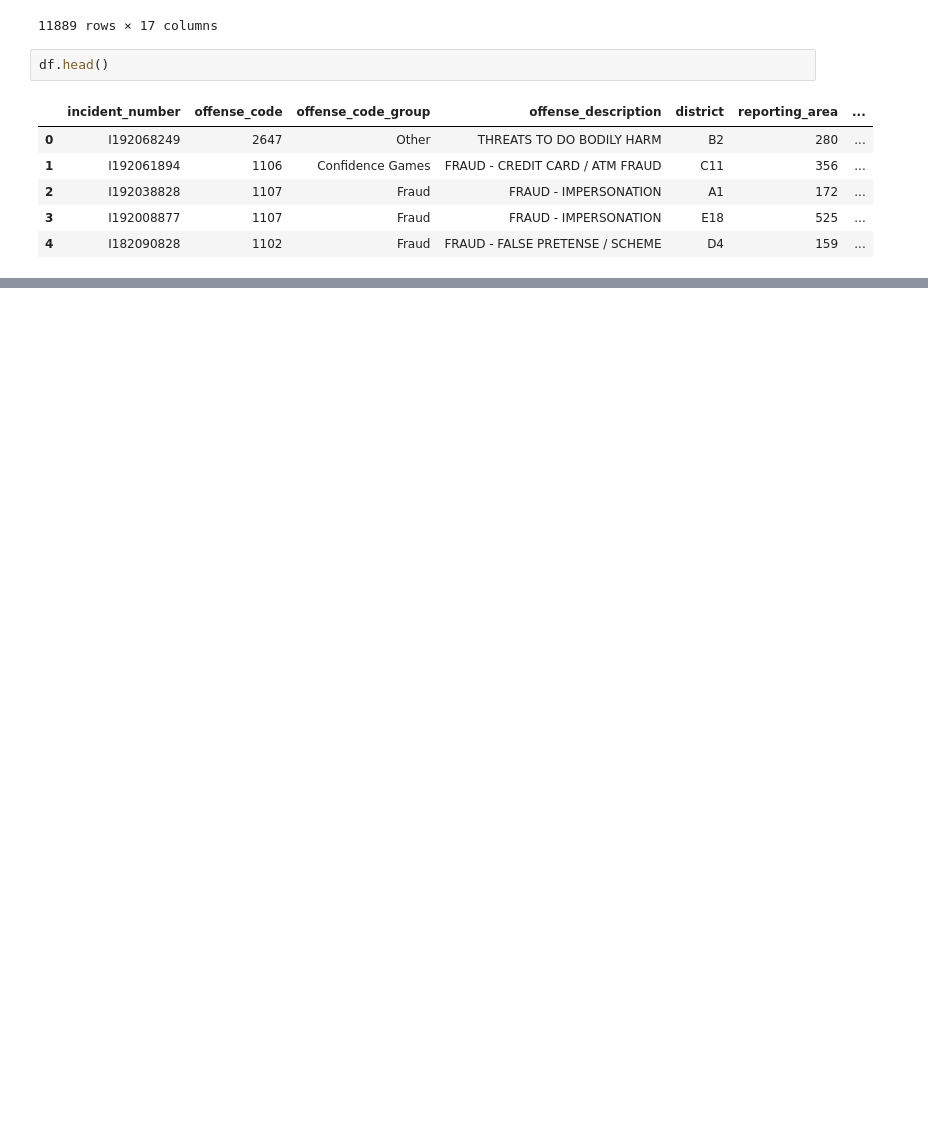
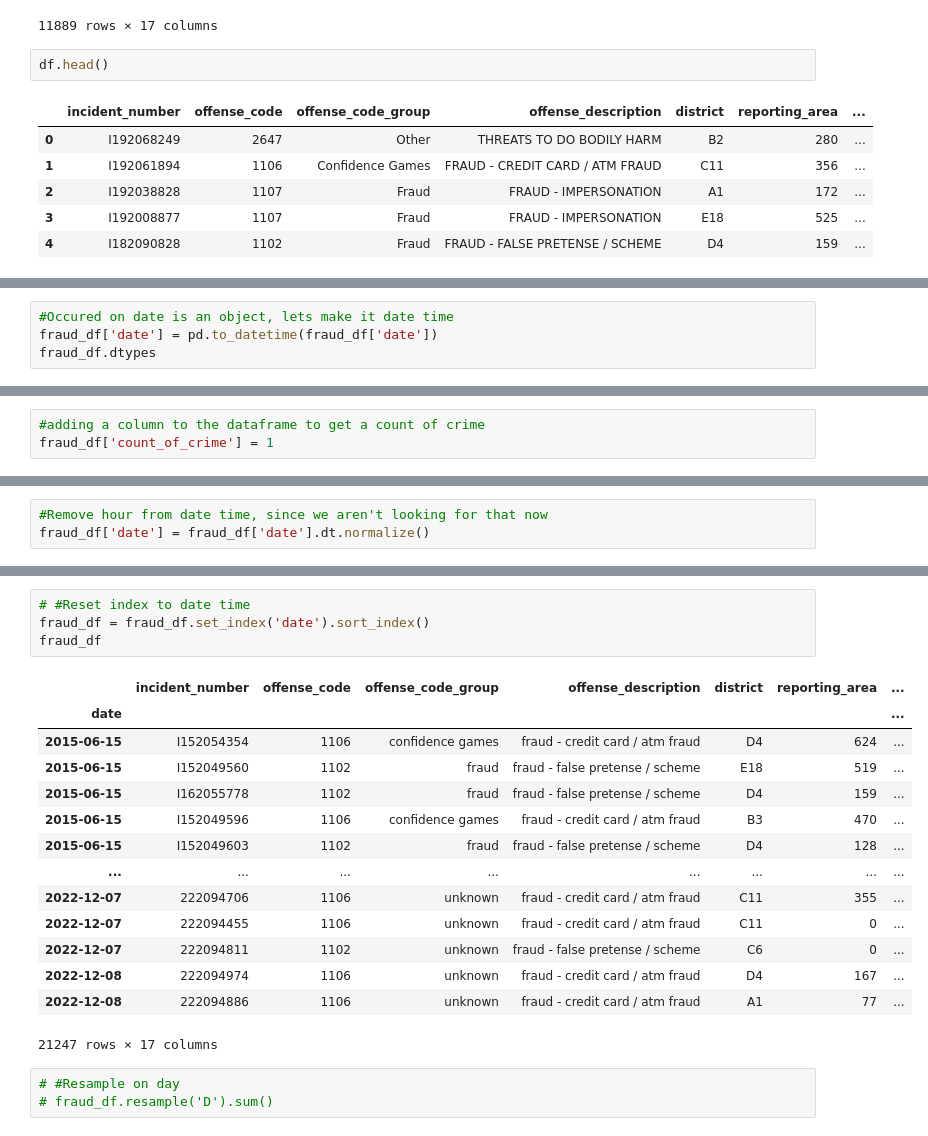
Before and after one commit to cristinalucin/boston-crime-data-project, a Jupyter notebook: Project Notebook.ipynb, the cells around one changed output, grey strips where cells are left out. Drawn from its saved outputs; the diff is of its cells as text; blank space fills up the shorter version.

```diff
--- a/Project Notebook.ipynb
+++ b/Project Notebook.ipynb
@@ -819,0 +744,4 @@ fraud_df.groupby(['date']).sum()
+# %%
+#Occured on date is an object, lets make it date time
+fraud_df['date'] = pd.to_datetime(fraud_df['date'])
+fraud_df.dtypes
@@ -819,0 +778,3 @@ fraud_df.groupby(['date']).sum()
+# %%
+#adding a column to the dataframe to get a count of crime
+fraud_df['count_of_crime'] = 1
@@ -819,0 +807,3 @@ fraud_df.groupby(['date']).sum()
+# %%
+#Remove hour from date time, since we aren't looking for that now
+fraud_df['date'] = fraud_df['date'].dt.normalize()
@@ -819,0 +825,22 @@ fraud_df.groupby(['date']).sum()
+# %%
+# #Reset index to date time
+fraud_df = fraud_df.set_index('date').sort_index()
+fraud_df
+# %% [output]
+|  | incident_number | offense_code | offense_code_group | offense_description | district | reporting_area | ... |
+| date |  |  |  |  |  |  | ... |
+| 2015-06-15 | I152054354 | 1106 | confidence games | fraud - credit card / atm fraud | D4 | 624 | ... |
+| 2015-06-15 | I152049560 | 1102 | fraud | fraud - false pretense / scheme | E18 | 519 | ... |
+| 2015-06-15 | I162055778 | 1102 | fraud | fraud - false pretense / scheme | D4 | 159 | ... |
+| 2015-06-15 | I152049596 | 1106 | confidence games | fraud - credit card / atm fraud | B3 | 470 | ... |
+| 2015-06-15 | I152049603 | 1102 | fraud | fraud - false pretense / scheme | D4 | 128 | ... |
+| ... | ... | ... | ... | ... | ... | ... | ... |
+| 2022-12-07 | 222094706 | 1106 | unknown | fraud - credit card / atm fraud | C11 | 355 | ... |
+| 2022-12-07 | 222094455 | 1106 | unknown | fraud - credit card / atm fraud | C11 | 0 | ... |
+| 2022-12-07 | 222094811 | 1102 | unknown | fraud - false pretense / scheme | C6 | 0 | ... |
+| 2022-12-08 | 222094974 | 1106 | unknown | fraud - credit card / atm fraud | D4 | 167 | ... |
+| 2022-12-08 | 222094886 | 1106 | unknown | fraud - credit card / atm fraud | A1 | 77 | ... |
+21247 rows × 17 columns
+# %%
+# #Resample on day
+# fraud_df.resample('D').sum()
```
Also changed, not shown: parts of 36 cells of this notebook.
